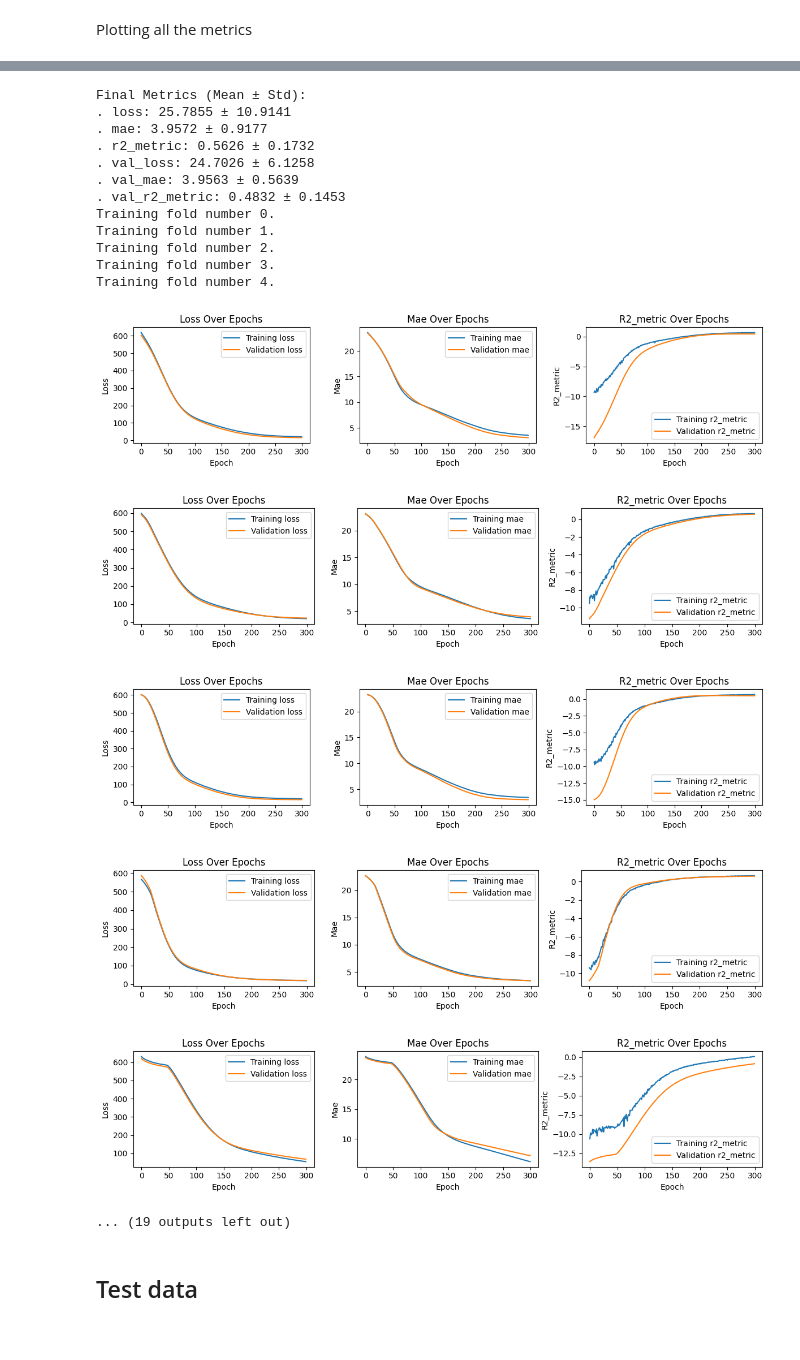
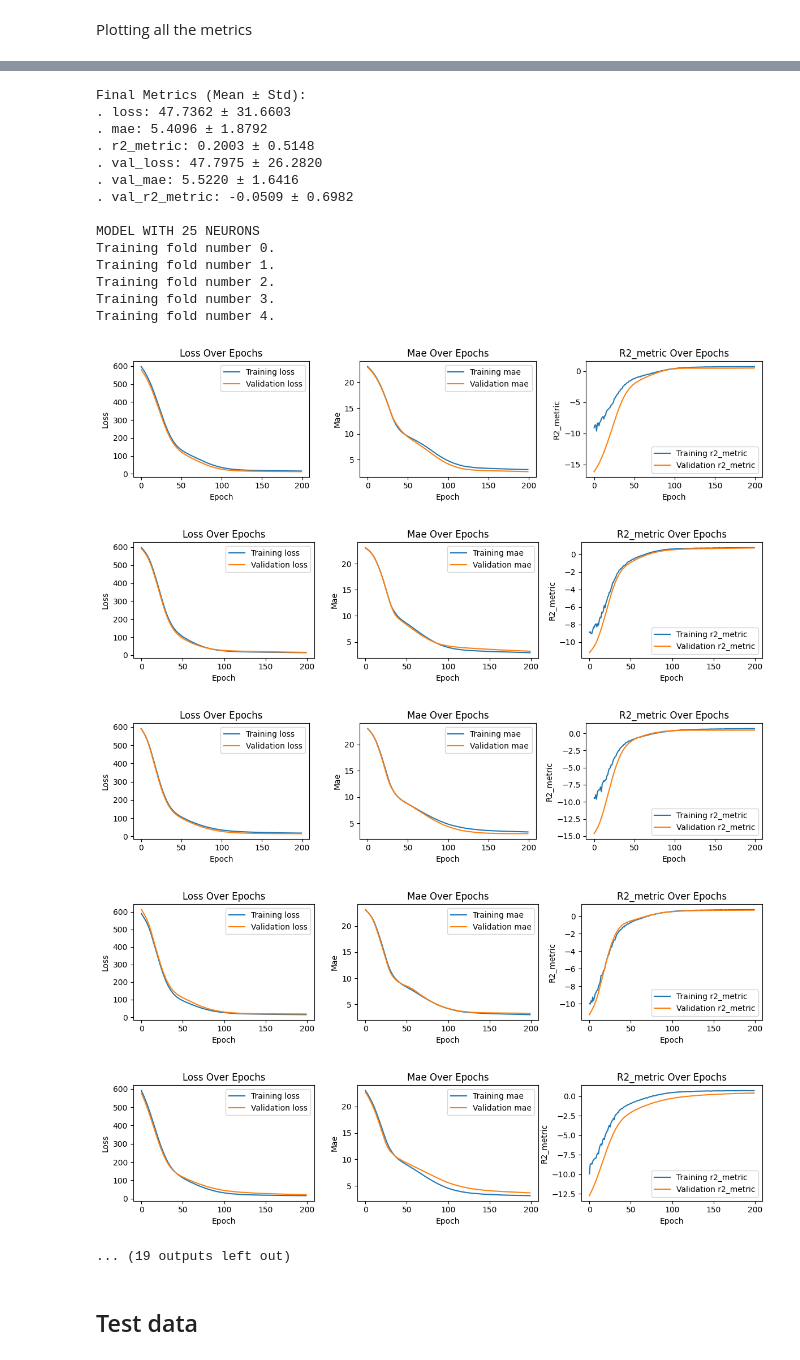
Before and after one commit to IvonLuiz/auto-mpg-prediction, a Jupyter notebook: predicting_fuel_consumption.ipynb, the cells around one changed output, grey strips where cells are left out. Saved outputs shown, nothing was run; the diff lists cells and outputs as text; code cells hidden in the pictures.

Commit message:
Fixing different neurons not been trained. Also training best model.

```diff
--- a/predicting_fuel_consumption.ipynb
+++ b/predicting_fuel_consumption.ipynb
@@ -180,13 +180,13 @@ def r2_metric(y_true, y_pred):
     ss_tot = tf.reduce_sum(tf.square(y_true - tf.reduce_mean(y_true)))
     return 1 - ss_res / (ss_tot + tf.keras.backend.epsilon())
 # %%
-def get_model(neurons=10, input_shape=None):
+def get_model(neurons=10, input_shape=None, optimizer='Adam'):
     model = keras.models.Sequential([
         keras.layers.Input(shape=input_shape),
         keras.layers.Dense(neurons, activation='relu'),
         keras.layers.Dense(1)
     ])
-    model.compile(optimizer='Adam',
+    model.compile(optimizer=optimizer,
                   loss="mse",
                   metrics=['mae', r2_metric])
     return model
@@ -248,7 +248,7 @@ def train_kfold(dataset, neurons=5, epochs=100):
     for fold, (X_train, y_train, X_val, y_val) in enumerate(dataset):
         input_shape = X_train.shape[1:]  # Exclude the batch size
 
-        model = get_model(input_shape=input_shape, neurons=5)
+        model = get_model(input_shape=input_shape, neurons=neurons)
         print(f"Training fold number {fold}.")
         hist = model.fit(
             x=X_train, y=y_train,
@@ -313,8 +313,9 @@ def plot_metrics(history_dict):
 # %%
-neurons_choices = [5, 10, 15, 25, 50]
+neurons_choices = [5, 25, 50, 100, 300]
 # %%
 for neurons in neurons_choices:
-    models, models_hist, final_metrics = train_kfold(dataset, neurons=neurons, epochs=300)
+    print("MODEL WITH", neurons, "NEURONS")
+    models, models_hist, final_metrics = train_kfold(dataset, neurons=neurons, epochs=200)
 
     for history in models_hist:
         history_dict = models_hist[history].history
@@ -325,4 +326,5 @@ for neurons in neurons_choices:
         mean = np.mean(values)
         std = np.std(values)
         print(f". {metric}: {mean:.4f} ± {std:.4f}")
+    print()
 # %% [output]
@@ -339,20 +342,22 @@ Training fold number 4.
 Final Metrics (Mean ± Std):
-. loss: 25.7855 ± 10.9141
-. mae: 3.9572 ± 0.9177
-. r2_metric: 0.5626 ± 0.1732
-. val_loss: 24.7026 ± 6.1258
-. val_mae: 3.9563 ± 0.5639
-. val_r2_metric: 0.4832 ± 0.1453
+. loss: 47.7362 ± 31.6603
+. mae: 5.4096 ± 1.8792
+. r2_metric: 0.2003 ± 0.5148
+. val_loss: 47.7975 ± 26.2820
+. val_mae: 5.5220 ± 1.6416
+. val_r2_metric: -0.0509 ± 0.6982
+
+MODEL WITH 25 NEURONS
 Training fold number 0.
 Training fold number 1.
 Training fold number 2.
 Training fold number 3.
 Training fold number 4.
-[figure, old version]
+[figure, new version]
-[figure, old version]
+[figure, new version]
-[figure, old version]
+[figure, new version]
-[figure, old version]
+[figure, new version]
-[figure, old version]
+[figure, new version]
 ... (19 outputs left out)
 # %% [markdown]
 ## Test data
```
Also changed, not shown: parts of 16 cells of this notebook.
